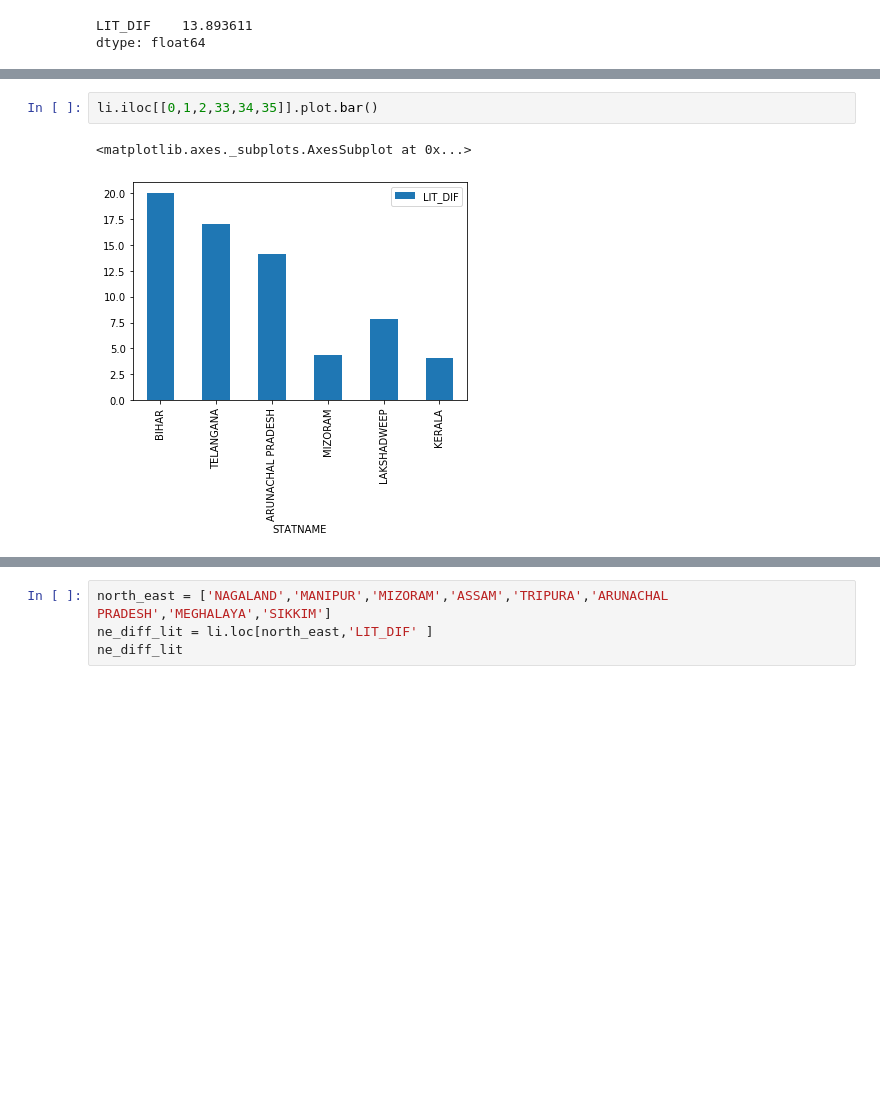
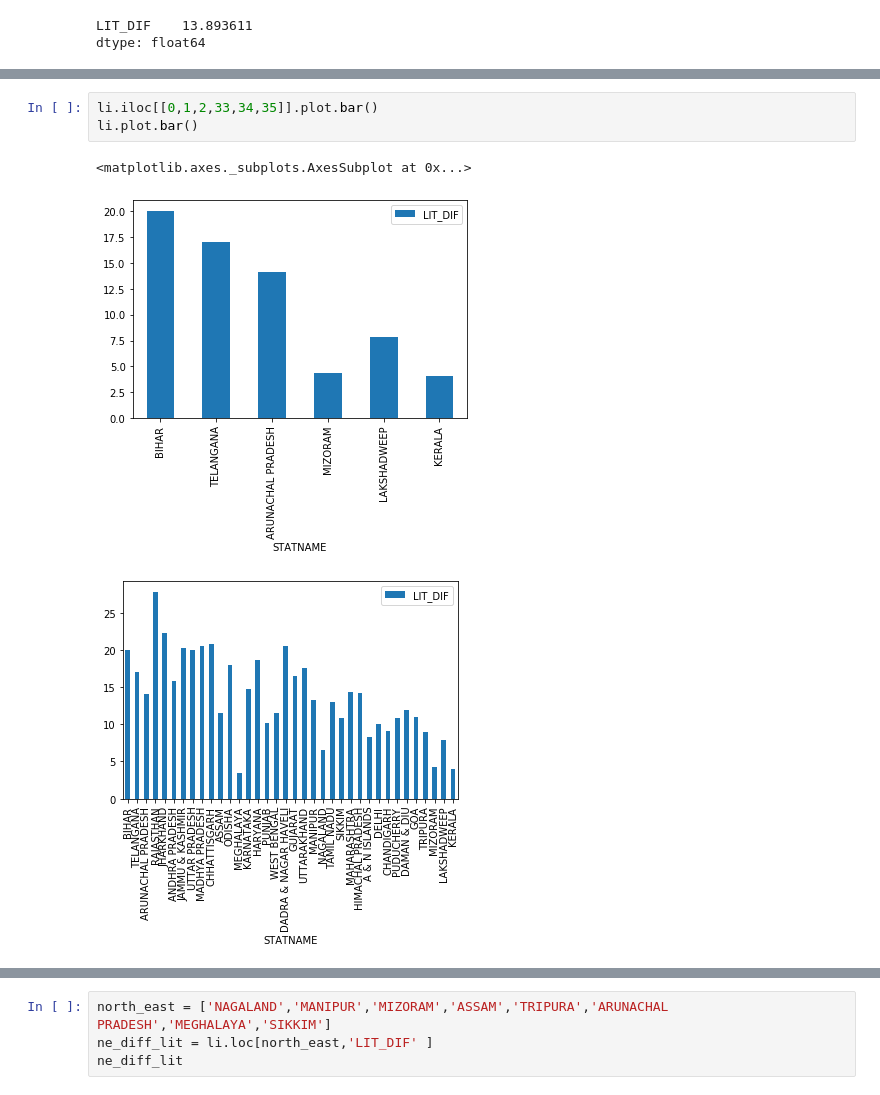
Before and after one commit to rishabh-runwal/education-india, a Jupyter notebook: Education-India.ipynb, the cells around one changed output, grey strips where cells are left out. Cells and saved outputs as stored; diff of their text form; blank space fills up the shorter version.

```diff
--- a/Education-India.ipynb
+++ b/Education-India.ipynb
@@ -233,5 +276,7 @@ dtype: float64
 # %%
 li.iloc[[0,1,2,33,34,35]].plot.bar()
+li.plot.bar()
 # %% [output]
 <matplotlib.axes._subplots.AxesSubplot at 0x...>
 [figure]
+[figure, added]
```
Also changed, not shown: parts of 29 cells of this notebook.
